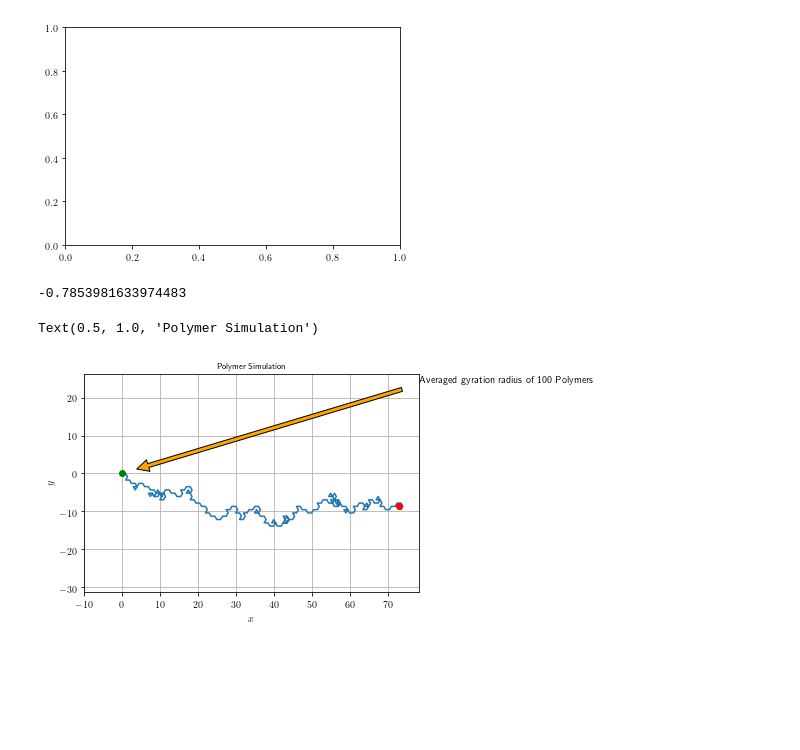
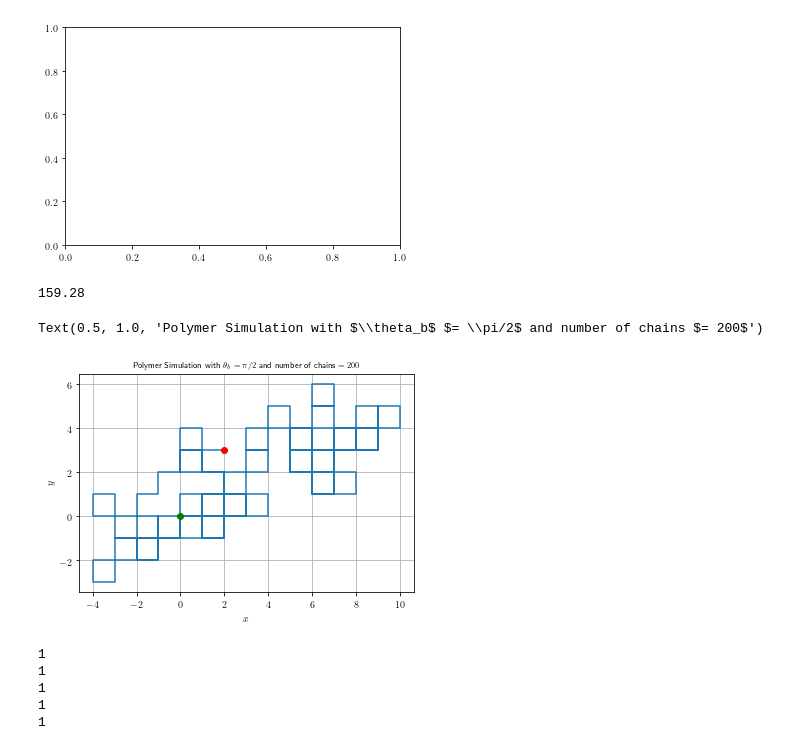
Before and after one commit to mhm1991/SimulationCourse, a Jupyter notebook: Ex4.ipynb, the cells around one changed output. Saved outputs shown, nothing was run; the diff lists cells and outputs as text; code cells hidden in the pictures; blank space fills up the shorter version.

```diff
--- a/Ex4.ipynb
+++ b/Ex4.ipynb
@@ -75,35 +99,48 @@ def get_gyration_endtoend_radius(number_of_chains = 200,show = False):
 #print(avg_dist)
 # %% [output]
 [figure]
-# %%
-import math as math
-math.atan(-1)
-#math.cos(math.pi/3)
-# %% [output]
--0.7853981633974483
+# %%
+Rg_mean,Rf_mean = get_gyration_endtoend_radius(200,math.pi/2,True)
+Rf_mean= Rf_mean
+print(Rf_mean)
+# %% [output]
+159.28
 # %%
-Rg_mean,Rf_mean = get_gyration_endtoend_radius(200,True)
-xlim = np.linspace(-10, 10, number_of_time_lapses)
-ylim = np.linspace(-10, 10, number_of_time_lapses)
+xlim = np.linspace(-30, 30, number_of_time_lapses)
+ylim = np.linspace(-30, 30, number_of_time_lapses)
 X, Y = np.meshgrid(xlim,ylim)
-F = X**2 + Y**2 - Rg_mean**2
+#F = X**2 + Y**2 - math.sqrt(Rf_mean)**2
 
 fig, ax = plt.subplots()
-ax.contour(X,Y,F,[0])
+#ax.contour(X,Y,F,[0])
 ax.plot(cord[0],cord[1])
 ax.plot(cord[0,0],cord[1,0], 'go')
 ax.plot(cord[0,-1], cord[1,-1], 'ro')
-demo = "Averaged gyration radius of "+str(ensemble_size)+" Polymers"
-ax.annotate(demo, xy=(Rg_mean/sqrt(2), Rg_mean/sqrt(2)),  xycoords='data',
-            xytext=(1, 1), textcoords='axes fraction',
-            arrowprops=dict(facecolor='Orange', shrink=0.05),
-            horizontalalignment='left', verticalalignment='top',
-            )
+#demo = "Averaged gyration radius of "+str(ensemble_size)+" Polymers"
+#ax.annotate(demo, xy=(Rf_mean/sqrt(2), Rf_mean/sqrt(2)),  xycoords='data',
+#            xytext=(1, 1), textcoords='axes fraction',
+#            arrowprops=dict(facecolor='Orange', shrink=0.05),
+#            horizontalalignment='left', verticalalignment='top',
+#            )
 ax.axis('equal')
 ax.grid(True)
 plt.xlabel("$x$")
 plt.ylabel("$y$")
-plt.title('Polymer Simulation', fontsize=8)
+plt.title('Polymer Simulation with $\\theta_b$ $= \pi/2$ and number of chains $= 200$', fontsize=8)
 # %% [output]
-Text(0.5, 1.0, 'Polymer Simulation')
+Text(0.5, 1.0, 'Polymer Simulation with $\\theta_b$ $= \\pi/2$ and number of chains $= 200$')
-[figure, old version]
+[figure, new version]
+# %%
+#Finding the exponent of Rf vs. N by varying N
+
+N = [50,100,200,400,500]
+RfNs = []
+for n in N:
+    Rg_mean,Rf_mean = get_gyration_endtoend_radius(n,math.pi/3,False)
+    RfNs.append(math.sqrt(Rf_mean))
+# %% [output]
+1
+1
+1
+1
+1
```
Also changed, not shown: parts of 5 cells of this notebook.
